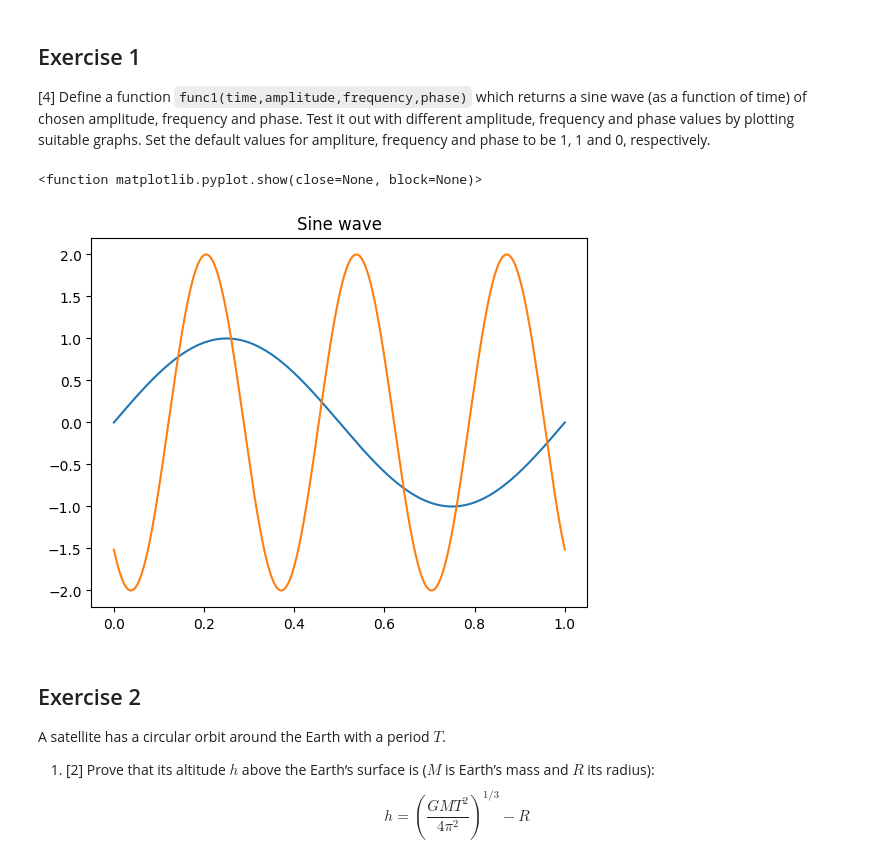
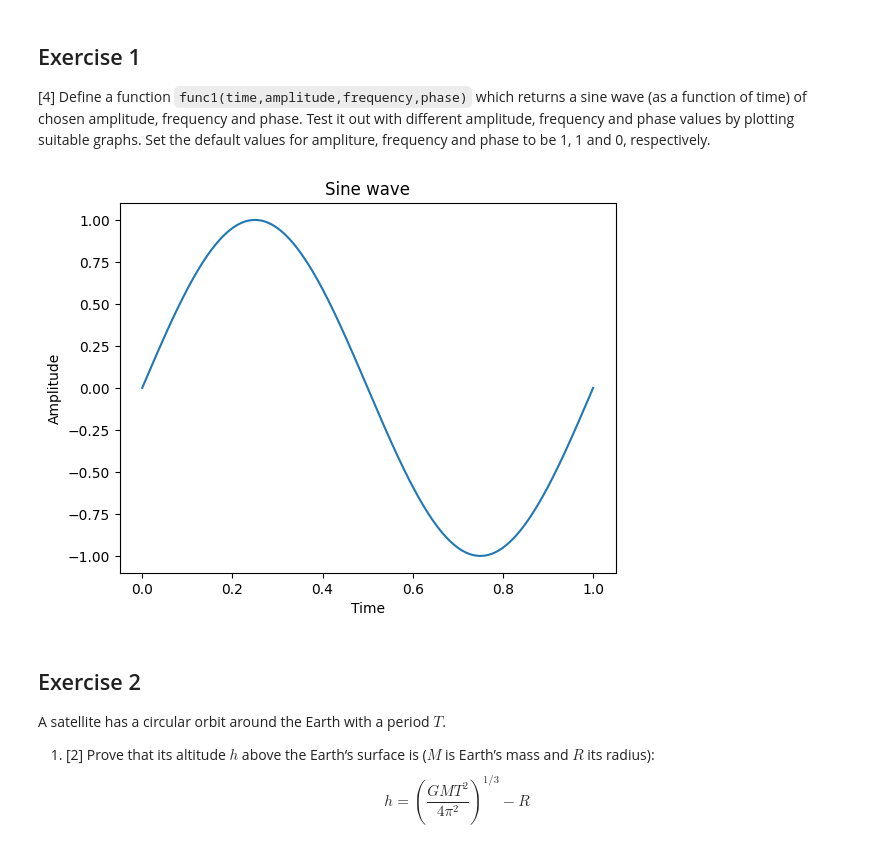
Before and after one commit to PX2145-2025/week-2-b-Anest-Cunliffe, a Jupyter notebook: Functions.ipynb, the cells around one changed output. Drawn from its saved outputs; the diff is of its cells as text; code cells hidden in the pictures.

```diff
--- a/Functions.ipynb
+++ b/Functions.ipynb
@@ -275,26 +275,24 @@ Use the `anglesutils` module you just created to plot that function from $t=0\,\
 
 [4] Define a function `func1(time,amplitude,frequency,phase)` which returns a sine wave (as a function of time) of chosen amplitude, frequency and phase. Test it out with different amplitude, frequency and phase values by plotting suitable graphs. Set the default values for ampliture, frequency and phase to be 1, 1 and 0, respectively.
 # %%
-from numpy import array,sqrt,pi,sin
 import matplotlib.pyplot as plt
 import numpy as np
-def func1(time,amplitude,frequency,phase): #defining function and parameters and default values
+
+def func1(time,amplitude=1,frequency=1,phase=0): #defining function and parameters and default values
  """
- Plots Sine Wave
+ Returns a Sine Wave as a function of time
  """
- y= amplitude*np.sin(2*np.pi*frequency*time+phase)
- plt.title('Sine wave')
- plt.xlabel=('Time')
- plt.ylabel=('Amplitude')
- plt.plot(time,y)
- return plt.show
+ return amplitude*np.sin(2*np.pi*frequency*time+phase) #defining equation
 
-t=np.linspace(0,1,1000)
-func1(t,1,1,0)
-func1(t,2,3,4)
+time=np.linspace(0,1,1000)  #defining iterations of time
+y=func1(time,amplitude=1,frequency=1,phase=0)
+plt.title('Sine wave') #plotting graph
+plt.xlabel('Time')
+plt.ylabel('Amplitude')
+plt.plot(time,y)
+plt.show()
 # %% [output]
-<function matplotlib.pyplot.show(close=None, block=None)>
-[figure, old version]
+[figure, new version]
 # %% [markdown]
 ## Exercise 2
 
```
Also changed, not shown: parts of 4 cells of this notebook.
